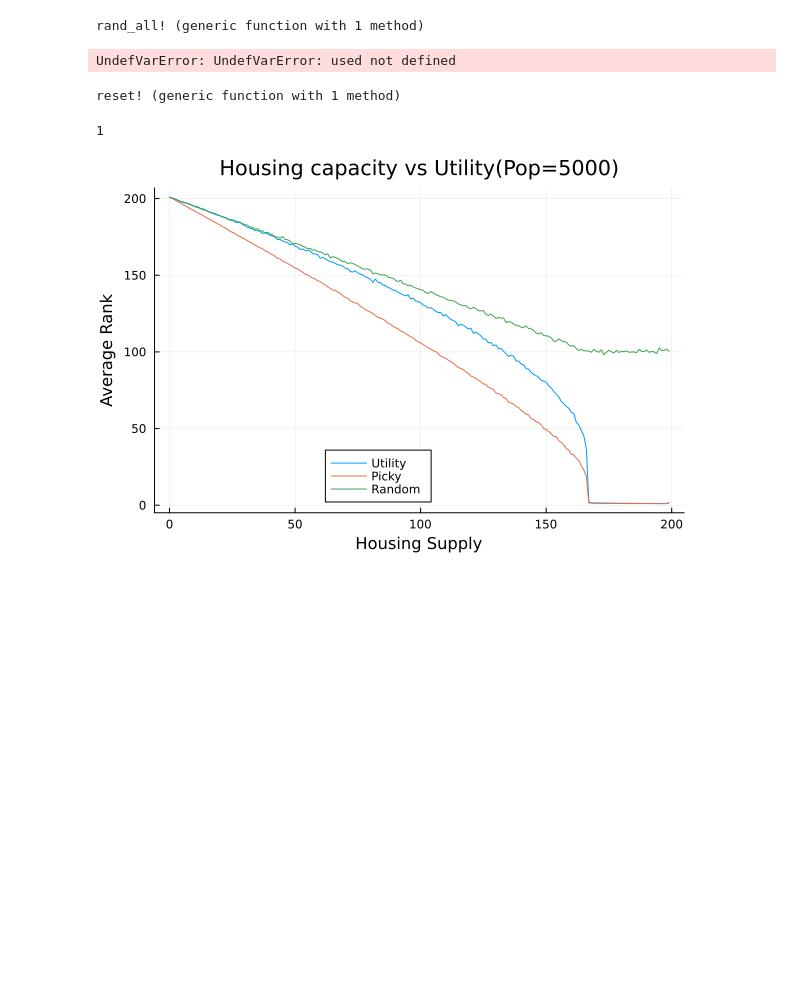
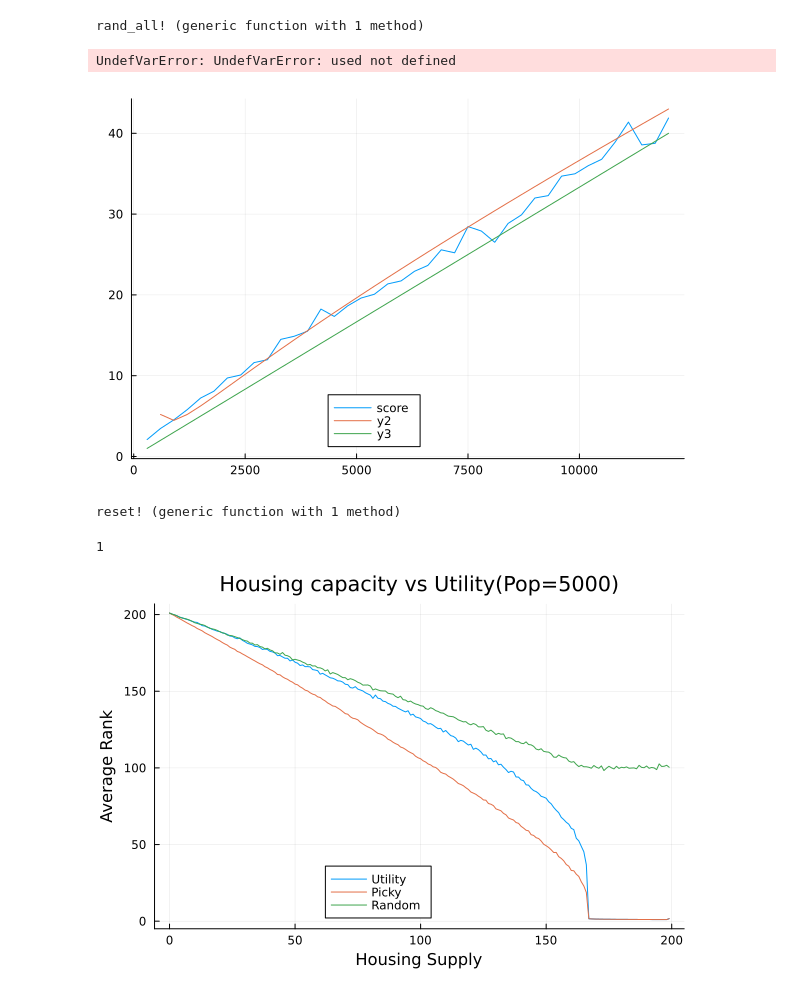
Before and after one commit to CalvinRoth/publicHousing, a Jupyter notebook: sample.ipynb, the cells around one changed output. Saved outputs shown, nothing was run; the diff lists cells and outputs as text; code cells hidden in the pictures; blank space fills up the shorter version.

```diff
--- a/sample.ipynb
+++ b/sample.ipynb
@@ -178,6 +182,32 @@ orig_caps = copy(caps)
 n_rounds = 1
 # %% [output]
 UndefVarError: UndefVarError: used not defined
+# %%
+ns = i=1:50
+score_n = zeros(length(ns))
+n_trials = 10
+for i=1:length(ns)
+    n = 300*ns[i]
+    houses = Int(n/30)
+    for j = 1:n_trials
+        prefs = generate_prefs(n, houses)
+        caps = ones(houses+1)
+        caps[1:houses] .= 30
+        caps[houses+1] = Inf
+        allo = (houses + 1) * ones(Int32, n)
+        used = zeros(houses+1)
+        used[houses+1] = n
+        lottery!(prefs, allo, caps, used)
+        score_n[i] += score(prefs, allo)
+    end
+    score_n[i] = score_n[i] /(n_trials*n)
+end
+# %%
+plot(300*ns, score_n, label="score")
+plot!(300*ns, map(x ->  4.75*x *(1/ log(x)) - 8.5, ns ), legend=:bottom)
+plot!(300*ns, ns)
+# %% [output]
+[figure, added]
 # %%
 function reset!(allo, used, caps, n, houses)
     allo .= (houses +1)
```
Also changed, not shown: parts of 23 cells of this notebook.
